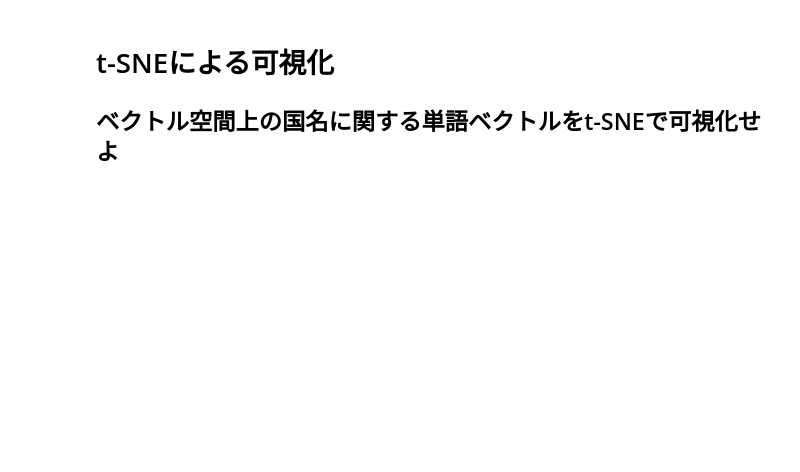
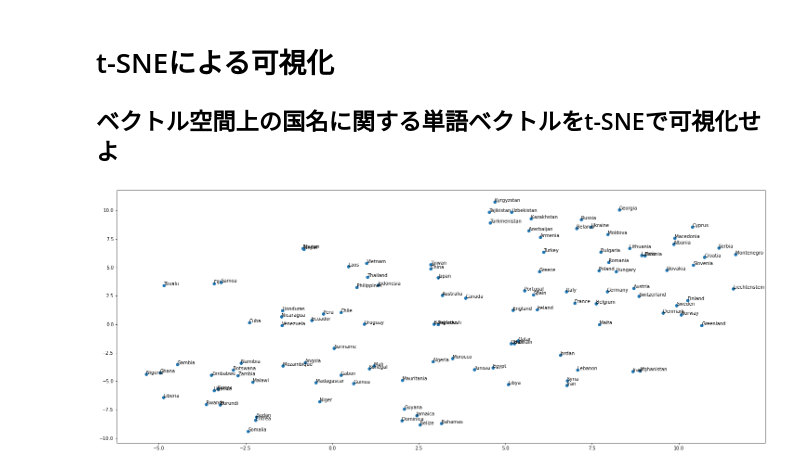
Before and after one commit to iamtatsuki05/NLP_100, a Jupyter notebook: NLP_100_7.ipynb, the cells around one changed output. Drawn from its saved outputs; the diff is of its cells as text; code cells hidden in the pictures; blank space fills up the shorter version.

```diff
--- a/NLP_100_7.ipynb
+++ b/NLP_100_7.ipynb
@@ -30,0 +249,12 @@ Mounted at /content/drive
+# %%
+#単語ベクトルにより計算される類似度
+w_s_353 = []
+with open('./combined.csv' , 'r') as f:
+  next(f)
+  for txt in f:
+    words = [_.strip() for _ in txt.split(',')]
+    words.append(model.similarity(words[0] , words[1]))
+    w_s_353.append(words)
+
+for _ in range(30):
+  print(w_s_353[_])
@@ -37,3 +353,22 @@ Mounted at /content/drive
 # %% [markdown]
 # t-SNEによる可視化
 ## ベクトル空間上の国名に関する単語ベクトルをt-SNEで可視化せよ
+# %%
+#model,data
+from sklearn.manifold import TSNE
+
+ts = TSNE(n_components = 2 , random_state = 42) #n_components=2　次元
+country_vec_embedded = ts.fit_transform(countries_vec)
+xs = [_[0] for _ in country_vec_embedded]
+ys = [_[1] for _ in country_vec_embedded]
+
+#作図
+fig = plt.figure(figsize=(25 , 10))
+plt.scatter(xs , ys)
+ax = plt.gca() #Pyplotインターフェースからオブジェクト指向インターフェースに切り替える
+
+for idx , country in enumerate(countries):
+    ax.annotate(country, (xs[idx] , ys[idx]))
+plt.show()
+# %% [output]
+[figure, added]
```
Also changed, not shown: parts of 27 cells of this notebook.
